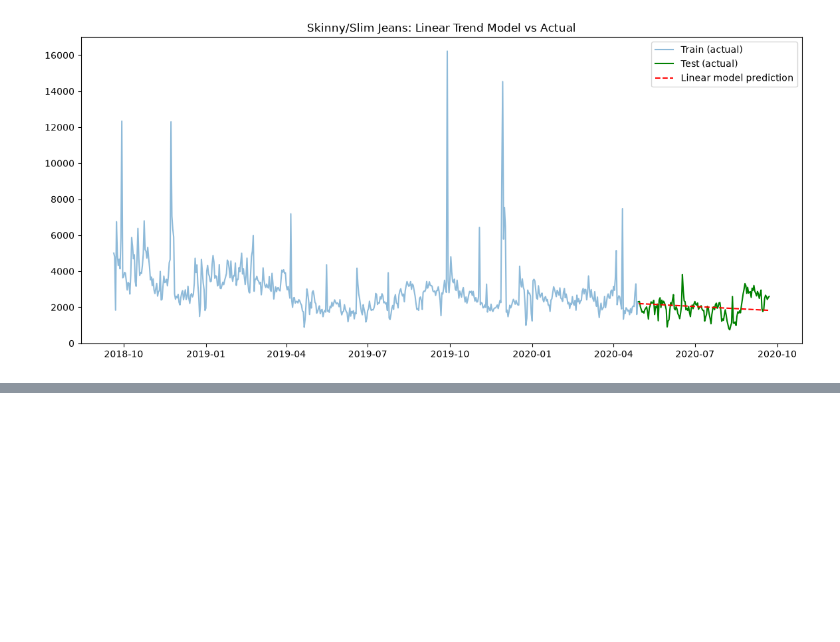
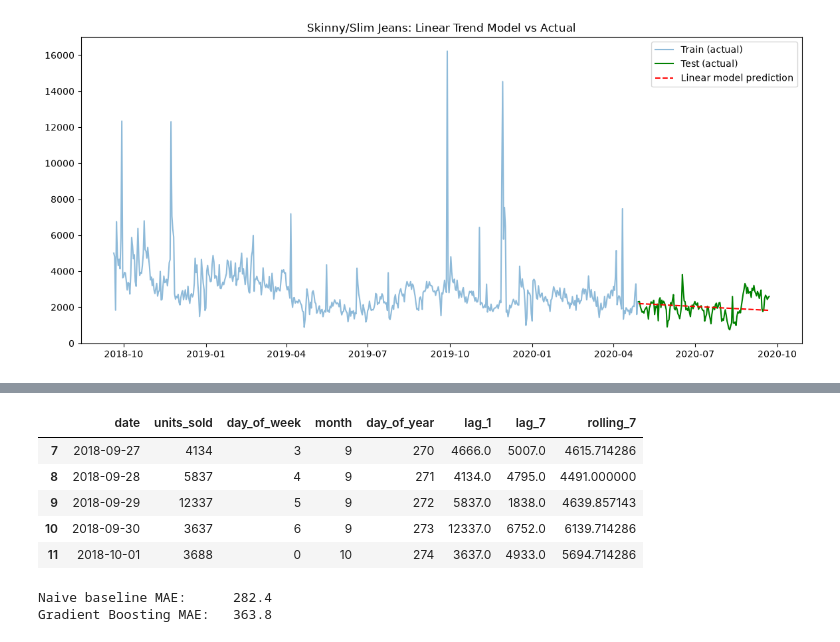
Before and after one commit to cristianowen/fashion-trend-forecasting, a Jupyter notebook: notebooks/04_forecasting.ipynb, the cells around one changed output, grey strips where cells are left out. Drawn from its saved outputs; the diff is of its cells as text; code cells hidden in the pictures; blank space fills up the shorter version.

```diff
--- a/notebooks/04_forecasting.ipynb
+++ b/notebooks/04_forecasting.ipynb
@@ -154,0 +242,51 @@ plt.show()
+# %%
+from sklearn.metrics import mean_absolute_error
+
+skinny = trousers_ts[trousers_ts['fit_category'] == 'skinny_slim'].copy()
+skinny = skinny.set_index('date')['units_sold'].asfreq('D')
+skinny_df = skinny.reset_index()
+skinny_df.columns = ['date', 'units_sold']
+
+# Calendar features
+skinny_df['day_of_week'] = skinny_df['date'].dt.dayofweek   # 0=Monday, 6=Sunday
+skinny_df['month'] = skinny_df['date'].dt.month              # 1-12
+skinny_df['day_of_year'] = skinny_df['date'].dt.dayofyear    # 1-365
+
+# Lag features - what were sales N days ago?
+skinny_df['lag_1'] = skinny_df['units_sold'].shift(1)        # yesterday
+skinny_df['lag_7'] = skinny_df['units_sold'].shift(7)        # same day last week
+skinny_df['rolling_7'] = skinny_df['units_sold'].shift(1).rolling(7).mean()  # last 7-day avg
+
+skinny_df = skinny_df.dropna()  # drop early rows that don't have full lag history
+skinny_df.head()
+# %% [output]
+|  | date | units_sold | day_of_week | month | day_of_year | lag_1 | lag_7 | rolling_7 |
+| 7 | 2018-09-27 | 4134 | 3 | 9 | 270 | 4666.0 | 5007.0 | 4615.714286 |
+| 8 | 2018-09-28 | 5837 | 4 | 9 | 271 | 4134.0 | 4795.0 | 4491.000000 |
+| 9 | 2018-09-29 | 12337 | 5 | 9 | 272 | 5837.0 | 1838.0 | 4639.857143 |
+| 10 | 2018-09-30 | 3637 | 6 | 9 | 273 | 12337.0 | 6752.0 | 6139.714286 |
+| 11 | 2018-10-01 | 3688 | 0 | 10 | 274 | 3637.0 | 4933.0 | 5694.714286 |
+# %%
+from sklearn.ensemble import HistGradientBoostingRegressor
+
+feature_cols = ['day_of_week', 'month', 'day_of_year', 'lag_1', 'lag_7', 'rolling_7']
+
+split_point = int(len(skinny_df) * 0.8)
+train = skinny_df.iloc[:split_point]
+test = skinny_df.iloc[split_point:]
+
+model_gb = HistGradientBoostingRegressor(max_iter=100, max_depth=4, learning_rate=0.1, random_state=42)
+model_gb.fit(train[feature_cols], train['units_sold'])
+
+test_pred = model_gb.predict(test[feature_cols])
+
+mae_gb = mean_absolute_error(test['units_sold'], test_pred)
+
+naive_pred = test['lag_1']
+mae_naive = mean_absolute_error(test['units_sold'], naive_pred)
+
+print(f"Naive baseline MAE:      {mae_naive:.1f}")
+print(f"Gradient Boosting MAE:   {mae_gb:.1f}")
+# %% [output]
+Naive baseline MAE:      282.4
+Gradient Boosting MAE:   363.8
```
Also changed, not shown: parts of 4 cells of this notebook, 1 other file.
